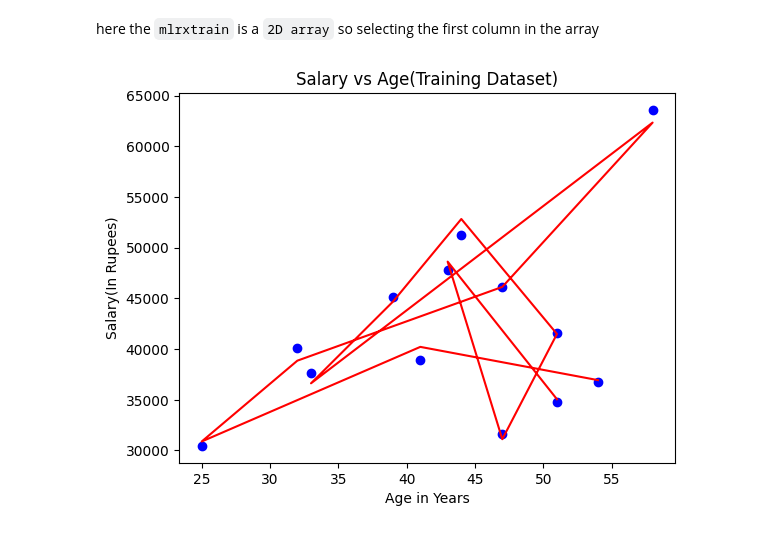
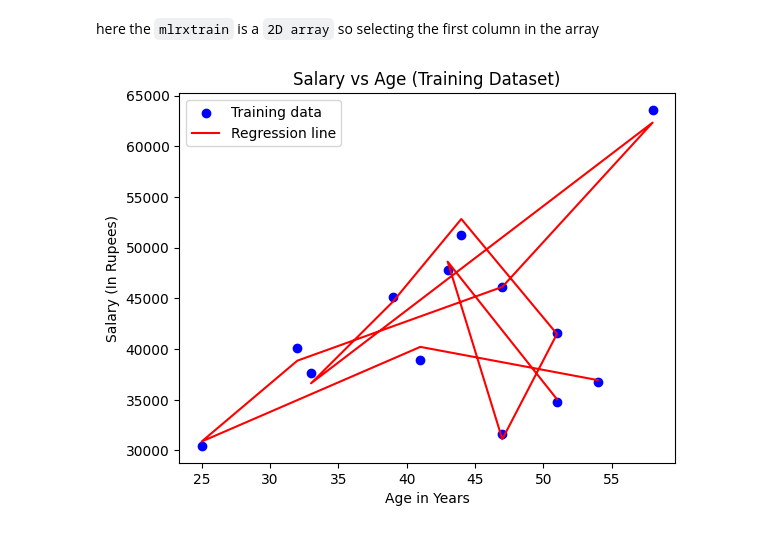
Before and after one commit to Imrkraghu/Rohit_AI_ML, a Jupyter notebook: Rohit_AI_ML/AI_algorithms/regressionanalysis.ipynb, the cells around one changed output. Drawn from its saved outputs; the diff is of its cells as text; code cells hidden in the pictures.

```diff
--- a/Rohit_AI_ML/AI_algorithms/regressionanalysis.ipynb
+++ b/Rohit_AI_ML/AI_algorithms/regressionanalysis.ipynb
@@ -286,11 +286,12 @@ The above score tells that the model is 98.99 % accurate with training dataset &
 # %% [markdown]
 here the `mlrxtrain`  is a `2D array` so selecting the first column in the array
 # %%
-plt.scatter(mlrxtrain[:,0], mlrytrain, color="blue")
-plt.plot(mlrxtrain[:,0], mlrypred, color="red")
-plt.title("Salary vs Age(Training Dataset)")
+plt.scatter(mlrxtrain[:,0], mlrytrain, color="blue", label="Training data")
+plt.plot(mlrxtrain[:,0], mlrypred, color="red",label="Regression line")
+plt.title("Salary vs Age (Training Dataset)")
 plt.xlabel("Age in Years")
-plt.ylabel("Salary(In Rupees)")
+plt.ylabel("Salary (In Rupees)")
+plt.legend()
 plt.show()
 # %% [output]
-[figure, old version]
+[figure, new version]
```
Also changed, not shown: parts of 2 cells of this notebook.
